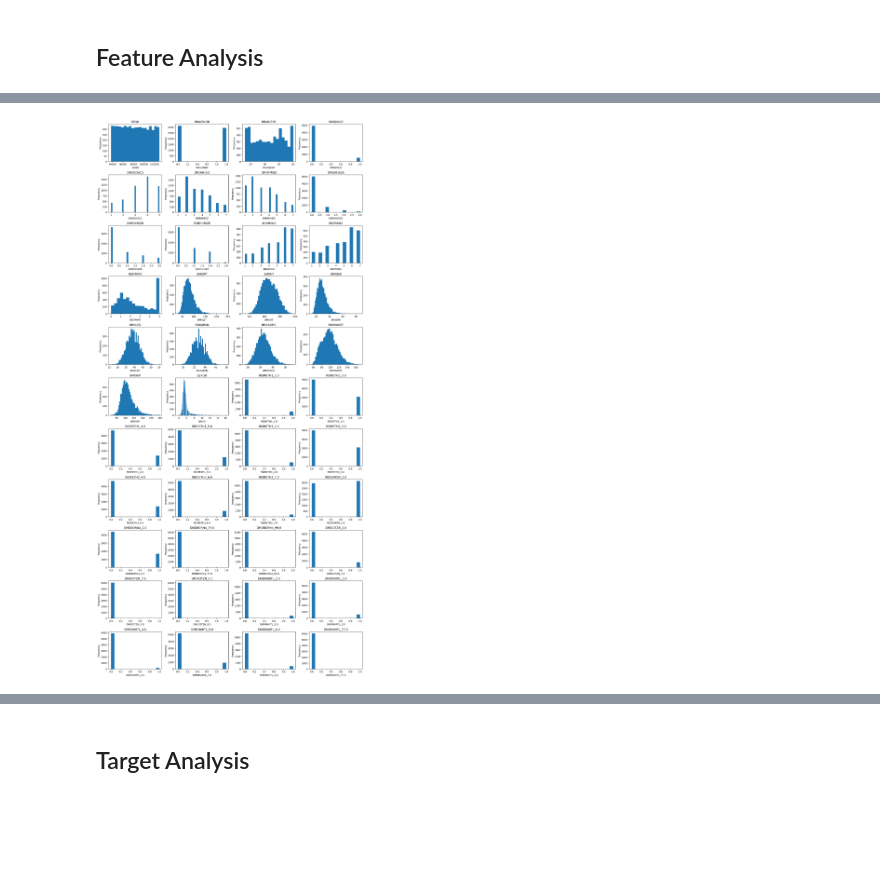
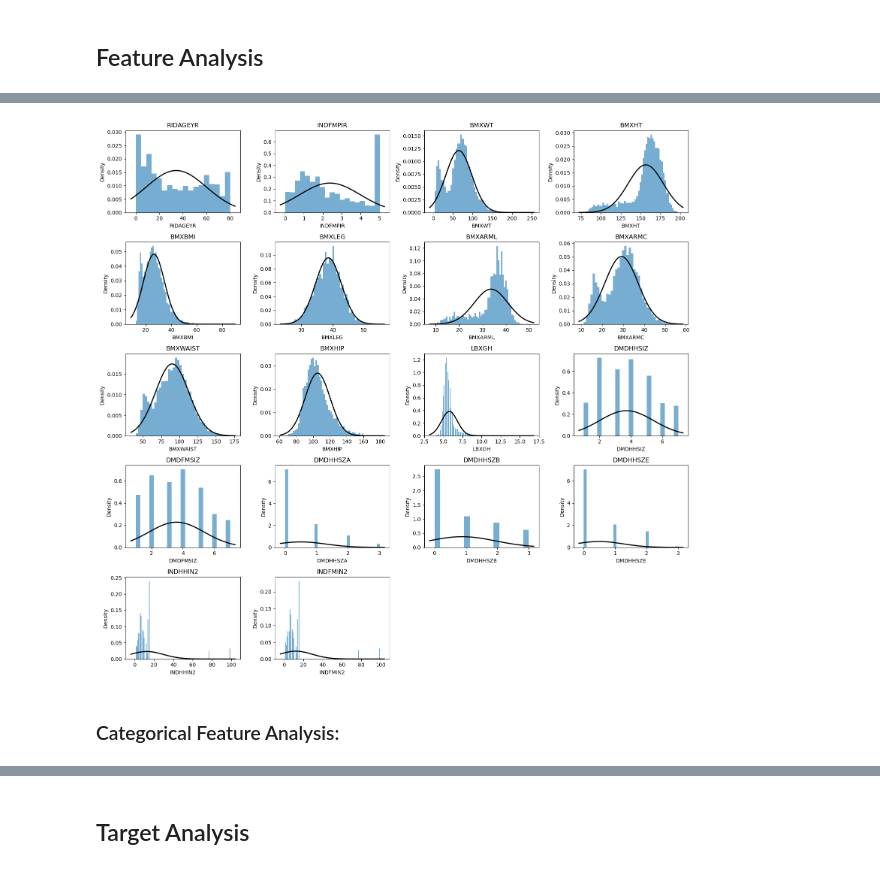
Before and after one commit to AShakhapur/nhanes-diabetes-modeling, a Jupyter notebook: eda.ipynb, the cells around one changed output, grey strips where cells are left out. Drawn from its saved outputs; the diff is of its cells as text; code cells hidden in the pictures; blank space fills up the shorter version.

```diff
--- a/eda.ipynb
+++ b/eda.ipynb
@@ -15,6 +23,8 @@ import warnings
 file_path = "./datasets/nhanes_hba1c_merged.csv"
 df = pd.read_csv(file_path)
 # %%
+# Initial Data Cleaning
+
 print("Row Number:", df.shape[0])
 print("Rows with HbA1c (LBXGH):", df["LBXGH"].notna().sum())
 print("Rows with age + HbA1c:", df[["RIDAGEYR", "LBXGH"]].dropna().shape[0])
@@ -45,9 +55,8 @@ irrelevant_cols = [
     'SDMVPSU', 'SDMVSTRA',
     'BMDSTATS', 'DIQ010', 'DIQ160', 'DIQ170'
     ,'DIQ172'
-    ,'DIQ180', 'DIQ050', 'WTINT2YR', 'WTMEC2YR', 'SDMVPSU', 'SDMVSTRA'
+    ,'DIQ180', 'DIQ050', 'WTINT2YR', 'WTMEC2YR', 'SDMVPSU', 'SDMVSTRA', "RIDEXMON"
 ]
-
 
 print(f"Irrelevant Col Count: {len(irrelevant_cols)}")
 df = df.drop(irrelevant_cols, axis=1)
@@ -137,12 +145,0 @@ id_var = ["SEQN"]
-# %%
-df["RIAGENDR"] = df["RIAGENDR"].map({1: 1, 2: 0})
-df["DMQMILIZ"] = df["DMQMILIZ"].map({1: 1, 2: 0})
-
-df = pd.get_dummies(df, columns=["RIDRETH1", "RIDRETH3", "RIDEXMON", "DMDBORN4", "DMDCITZN", "DMDMARTL"], drop_first=True, dtype='float')
-
-edu_map = {1: 1, 2: 2, 3: 3, 4: 4, 5: 5, 7: None, 9: None}
-inc_map = {1: 1, 2: 2, 3: 3, 4: 4, 5: 5, 6: 6, 7: 7, 77: None, 99: None}
-
-df["DMDEDUC2"] = df["DMDEDUC2"].map(edu_map)
-df["INDHHIN2"] = df["INDHHIN2"].map(inc_map)
-df["INDFMIN2"] = df["INDFMIN2"].map(inc_map)
@@ -194,24 +247,44 @@ dtype: int64
 # %%
+# Plotting Distributions of Numerical Vars
+
 # Define grid size
 n_cols = 4  # Number of histograms per row
-n_rows = math.ceil(len(df.columns) / n_cols)
+n_rows = math.ceil(len(df[numeric_vars].columns) / n_cols)
+
 
 # Create subplots
 fig, axes = plt.subplots(n_rows, n_cols, figsize=(n_cols * 4, n_rows * 3))
 axes = axes.flatten()
 
+
 # Plot histograms
-for i, col in enumerate(df.columns):
-    axes[i].hist(df[col].dropna(), bins='auto')
+for i, col in enumerate(df[numeric_vars].columns):
+    data = df[numeric_vars][col].dropna()
+
+    # Histogram
+    axes[i].hist(data, bins='auto', density=True, alpha=0.6)
+
+    # Fit normal distribution
+    mu, sigma = norm.fit(data)
+
+    # Overlay normal PDF
+    xmin, xmax = axes[i].get_xlim()
+    x = np.linspace(xmin, xmax, 100)
+    p = norm.pdf(x, mu, sigma)
+    axes[i].plot(x, p, 'k', linewidth=2)
+
+    # Titles and labels
     axes[i].set_title(f"{col}")
     axes[i].set_xlabel(col)
-    axes[i].set_ylabel("Frequency")
+    axes[i].set_ylabel("Density")
 
 # Remove empty subplots
 for j in range(i + 1, len(axes)):
     fig.delaxes(axes[j])
 
 plt.tight_layout()
 plt.show()
 # %% [output]
-[figure, old version]
+[figure, new version]
+# %% [markdown]
+### Categorical Feature Analysis:
```
Also changed, not shown: parts of 24 cells of this notebook.
